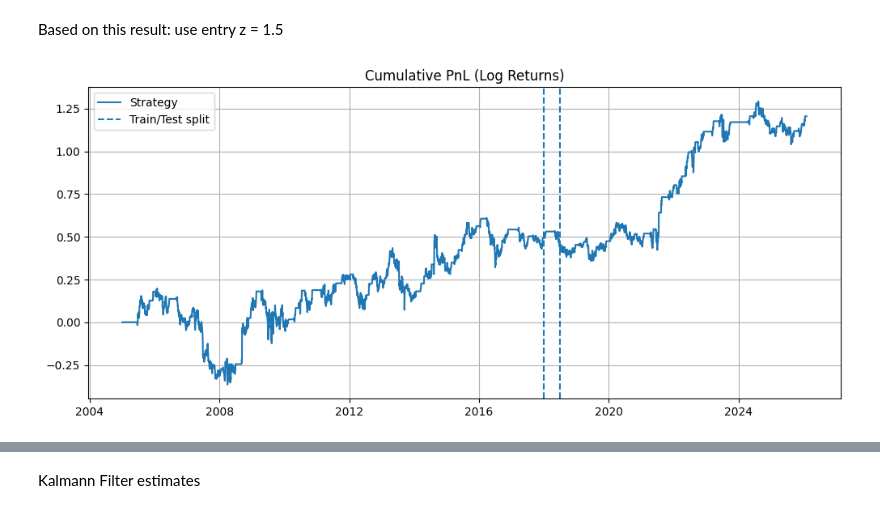
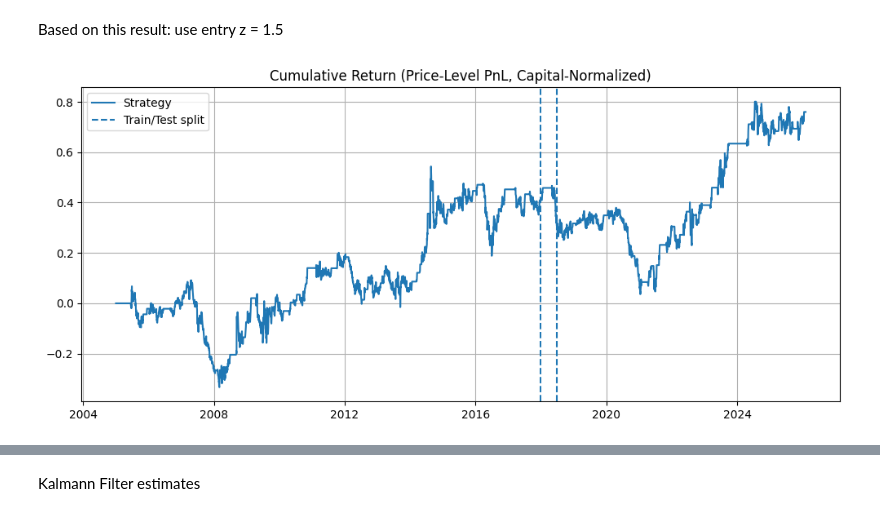
Before and after one commit to wiktorgrocholewski/Spring2026-TIC, a Jupyter notebook: 6_mean_reversion_strategy/Strategy Antonio.ipynb, the cells around one changed output, grey strips where cells are left out. Cells and saved outputs as stored; diff of their text form; code cells hidden in the pictures.

```diff
--- a/6_mean_reversion_strategy/Strategy Antonio.ipynb
+++ b/6_mean_reversion_strategy/Strategy Antonio.ipynb
@@ -216,12 +213,25 @@ Eigenvectors:
 # %% [markdown]
 Construct Johansen spread:
 # %%
+# estimate intercept (alpha) on the training sample
+# since vec[0] = 1 after normalization, this is:
+# alpha_joh = mean(log_soy + vec[1]*log_corn)
+alpha_joh = (
+    vec[0] * train["log_soy"] +
+    vec[1] * train["log_corn"]
+).mean()
+
+print("alpha_joh:", alpha_joh)
+
+# construct spread INCLUDING alpha, while keeping same variable names
 train["spread_joh"] = (
     vec[0] * train["log_soy"] +
-    vec[1] * train["log_corn"]
+    vec[1] * train["log_corn"] -
+    alpha_joh
 )
 
 test["spread_joh"] = (
     vec[0] * test["log_soy"] +
-    vec[1] * test["log_corn"]
+    vec[1] * test["log_corn"] -
+    alpha_joh
 )
@@ -264,7 +276,7 @@ Half-life (Johansen spread): 98.15819926274351
 # %%
 prices["spread_joh"] = (
     vec[0] * prices["log_soy"] +
-    vec[1] * prices["log_corn"]
+    vec[1] * prices["log_corn"] - alpha_joh
 )
 
 window_z = max(2, int(round(hl_joh)))
@@ -402,19 +414,41 @@ entry_z
 # %% [markdown]
 Based on this result: use entry z = 1.5
 # %%
-prices["strategy_ret"] = prices["strategy_ret_1.5"]
-prices["cum_pnl"] = prices["strategy_ret"].cumsum()
+prices["position"] = prices["position_1.5"]
+
+prices["d_soy_price"] = prices["soy_price"].diff()
+prices["d_corn_price"] = prices["corn_price"].diff()
+
+hedge_ratio = -vec[1]
+
+# daily pnl in price units
+prices["spread_pnl"] = (
+    prices["d_soy_price"] - hedge_ratio * prices["d_corn_price"]
+)
+
+prices["strategy_pnl"] = prices["position"].shift(1) * prices["spread_pnl"]
+
+# capital committed to one spread at time t-1
+prices["capital_base"] = (
+    prices["soy_price"].shift(1) + abs(hedge_ratio) * prices["corn_price"].shift(1)
+)
+
+# daily simple return
+prices["strategy_ret_level"] = prices["strategy_pnl"] / prices["capital_base"]
+
+# cumulative return
+prices["cum_ret_level"] = (1 + prices["strategy_ret_level"].fillna(0)).cumprod() - 1
 
 plt.figure(figsize=(12,5))
-plt.plot(prices["Date"], prices["cum_pnl"], label="Strategy")
+plt.plot(prices["Date"], prices["cum_ret_level"], label="Strategy")
 
 plt.axvline(pd.to_datetime(train_end), linestyle="--", label="Train/Test split")
 plt.axvline(pd.to_datetime(gap_end), linestyle="--")
 
-plt.title("Cumulative PnL (Log Returns)")
+plt.title("Cumulative Return (Price-Level PnL, Capital-Normalized)")
 plt.legend()
 plt.grid(True)
 plt.show()
 # %% [output]
-[figure, old version]
+[figure, new version]
 # %%
```
Also changed, not shown: parts of 26 cells of this notebook.
